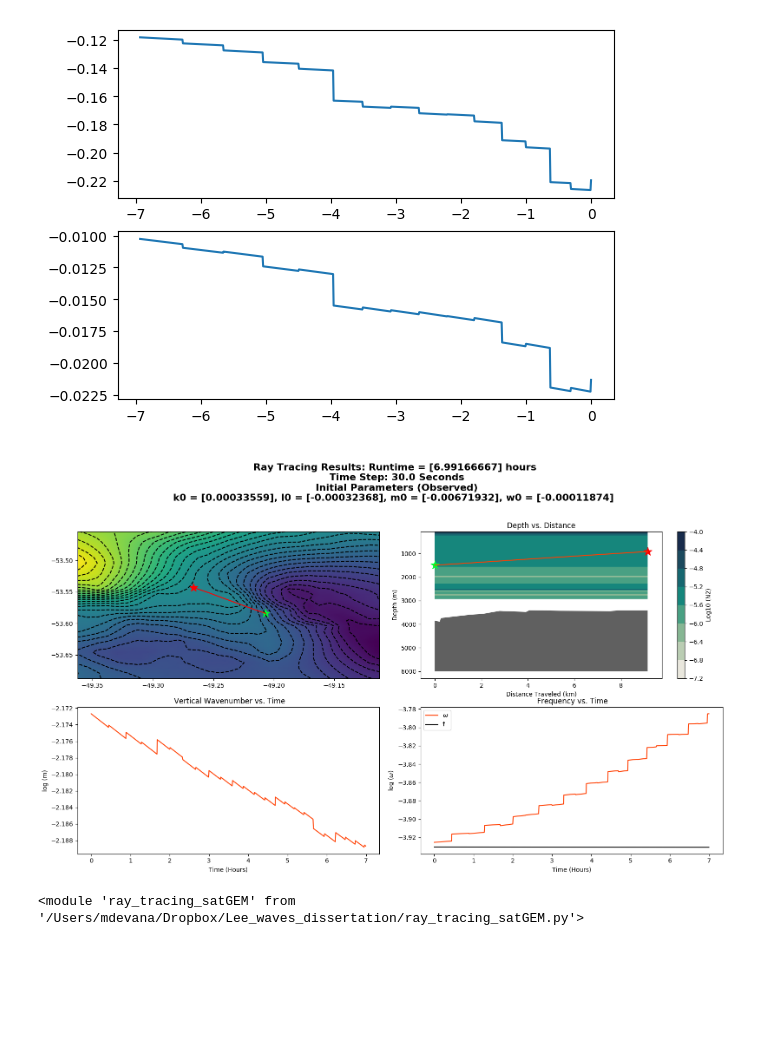
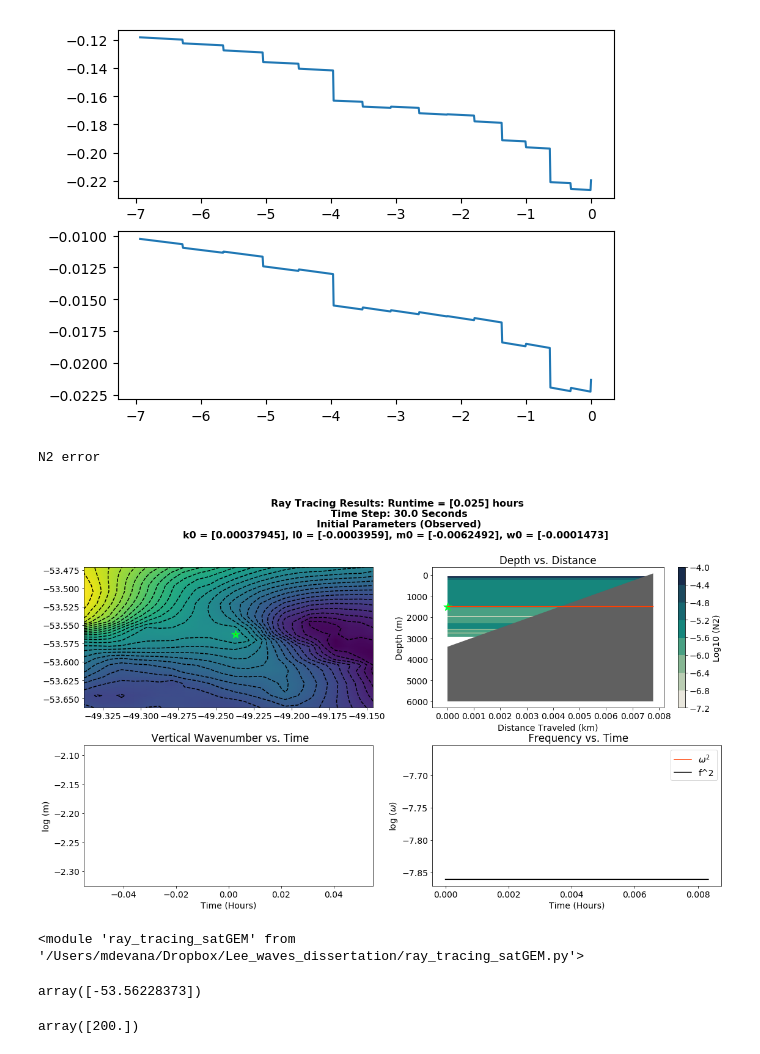
Before and after one commit to saltyPhysics/Lee_waves_dissertation, a Jupyter notebook: Dissertation Log.ipynb, the cells around one changed output. Cells and saved outputs as stored; diff of their text form; code cells hidden in the pictures; blank space fills up the shorter version.

Commit message:
Added ray tracing v2 with interpolation using radial basis functions but there is some wierd error where the wave flat lines on test waves

```diff
--- a/Dissertation Log.ipynb
+++ b/Dissertation Log.ipynb
@@ -617,5 +617,5 @@ wave = rt.Wave(k=k0, l=l0, m=m0, w0=w0, z0=1500,t0=towyo_date,
               )
 
 
-rt.run_tracing(wave, gem, duration=24, tstep=25, time_direction='reverse', status=False)
+rt.run_tracing(wave, gem, duration=1, tstep=10, time_direction='reverse', status=False)
 # %% [output]
@@ -638,21 +638,31 @@ plt.plot(results['elapsed_time'][:-1]/3600, results['cgz'])
 [figure]
 # %%
 # forward testing
-k0 = results['k'][-1]
-l0 = results['l'][-1]
-m0 = results['m'][-1]
-w0 = results['omega'][-3]
-wave2 = rt.Wave(k=k0, l=l0, m=m0, w0=w0, z0=1500,
-               lat=results['lat'][-1],
-               lon=results['lon'][-1],
-               t0=results['time'][-1])
+
+# k0 = results['k'][-1]
+# l0 = results['l'][-1]
+# m0 = results['m'][-1]
+# w0 = results['omega'][-3]
+# wave2 = rt.Wave(k=k0, l=l0, m=m0, w0=w0, z0=1500,
+#                lat=results['lat'][-1],
+#                lon=results['lon'][-1],
+#                t0=results['time'][-1])
 gem = rt.satGEM_field()
-rt.run_tracing(wave2, gem, duration=7, tstep=30, time_direction='forward', status=False)
-fig2 = rt.dashboard(wave2.results, gem, ms=200, buffer=.1, cls=30)
+rt.run_tracing(wave, gem, duration=7, tstep=30, time_direction='forward', status=False)
+fig2 = rt.plot_results(wave.results, gem, ms=200, buffer=.1, cls=30)
 # %% [output]
+N2 error
-[figure, old version]
+[figure, new version]
 # %%
 import importlib as imp
 imp.reload(rt)
 # %% [output]
 <module 'ray_tracing_satGEM' from '/Users/mdevana/Dropbox/Lee_waves_dissertation/ray_tracing_satGEM.py'>
+# %%
+lat[:,5]
+# %% [output]
+array([-53.56228373])
+# %%
+gem.depth_grid[3,:]
+# %% [output]
+array([200.])
```
Also changed, not shown: parts of 2 cells of this notebook, 6 other files.
